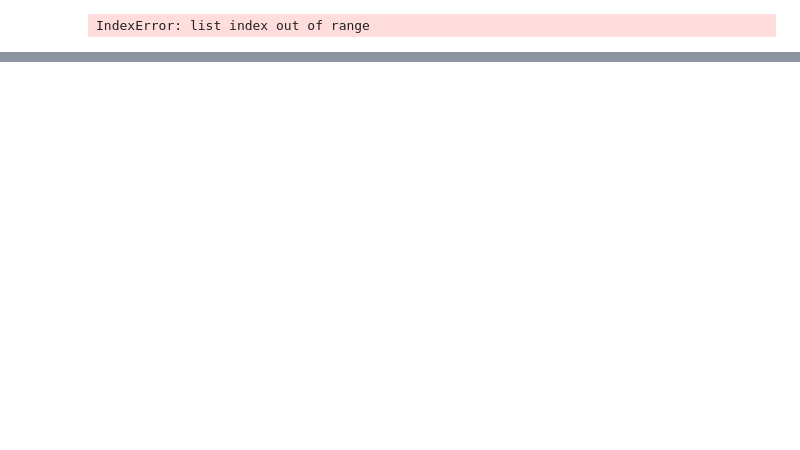
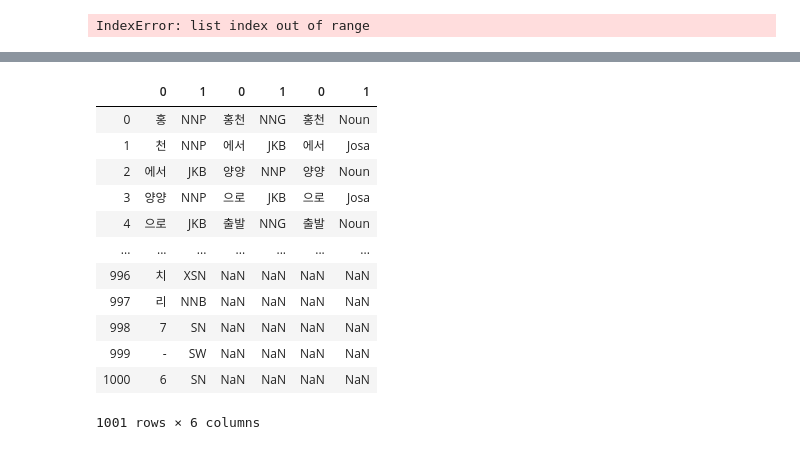
Before and after one commit to starlidust/blogcrawling, a Jupyter notebook: New 함수(no API).ipynb, the cells around one changed output, grey strips where cells are left out. Cells and saved outputs as stored; diff of their text form; code cells hidden in the pictures; blank space fills up the shorter version.

```diff
--- a/New 함수(no API).ipynb
+++ b/New 함수(no API).ipynb
@@ -641,0 +804,18 @@ get_blog_post_content_soup
+# %%
+pos_df = pd.DataFrame()
+va_df = pd.DataFrame()
+# %%
+okt = Okt()
+# %%
+#단하나
+VA_ls = []
+pattern = re.compile("VA[+A-z]*")
+
+pos_text = okt.pos(crawling_df['full_text'][1][0])
+for i in range(0,len(pos_text)):
+    try:
+        re.search(pattern,pos_text[i][1]).group()
+        text = pos_text[i][0]
+        VA_ls.append(text)
+    except:
+        pass
@@ -641,0 +833,18 @@ get_blog_post_content_soup
+# %%
+pos_df = pd.concat([pos_df,pd.DataFrame(pos_text)],axis =1)
+# %%
+pos_df
+# %% [output]
+|  | 0 | 1 | 0 | 1 | 0 | 1 |
+| 0 | 홍 | NNP | 홍천 | NNG | 홍천 | Noun |
+| 1 | 천 | NNP | 에서 | JKB | 에서 | Josa |
+| 2 | 에서 | JKB | 양양 | NNP | 양양 | Noun |
+| 3 | 양양 | NNP | 으로 | JKB | 으로 | Josa |
+| 4 | 으로 | JKB | 출발 | NNG | 출발 | Noun |
+| ... | ... | ... | ... | ... | ... | ... |
+| 996 | 치 | XSN | NaN | NaN | NaN | NaN |
+| 997 | 리 | NNB | NaN | NaN | NaN | NaN |
+| 998 | 7 | SN | NaN | NaN | NaN | NaN |
+| 999 | - | SW | NaN | NaN | NaN | NaN |
+| 1000 | 6 | SN | NaN | NaN | NaN | NaN |
+1001 rows × 6 columns
```
Also changed, not shown: parts of 52 cells of this notebook, 23 other files.
